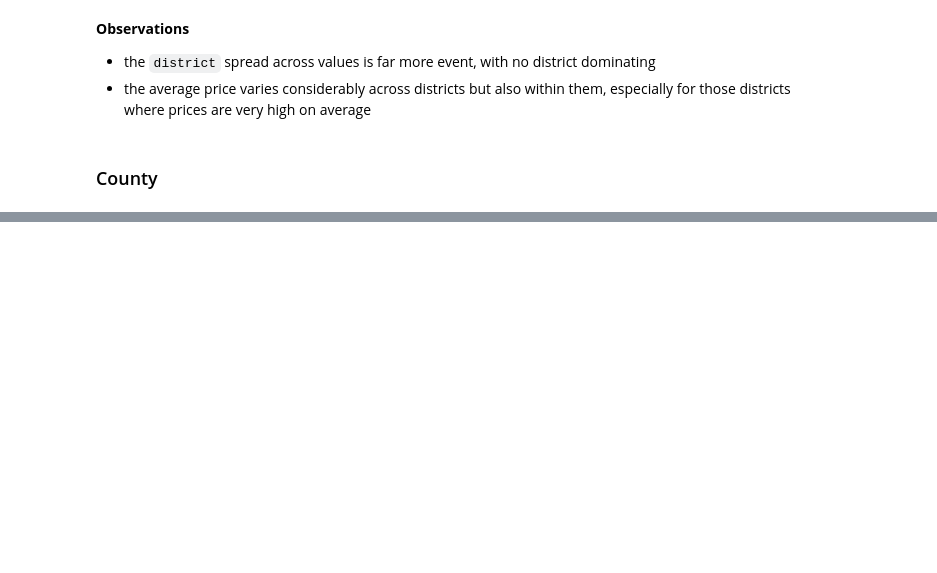
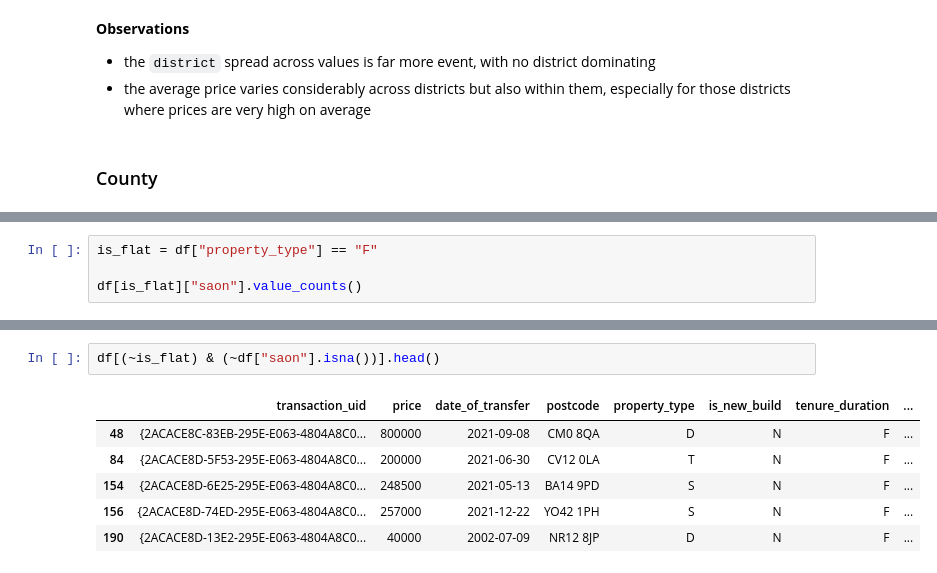
Before and after one commit to alibstill/housing, a Jupyter notebook: 00_analysis/00_price_paid.ipynb, the cells around one changed output, grey strips where cells are left out. Drawn from its saved outputs; the diff is of its cells as text; blank space fills up the shorter version.

```diff
--- a/00_analysis/00_price_paid.ipynb
+++ b/00_analysis/00_price_paid.ipynb
@@ -762,0 +874,4 @@ df_price_by_county.tail()
+# %%
+is_flat = df["property_type"] == "F"
+
+df[is_flat]["saon"].value_counts()
@@ -762,0 +892,9 @@ df_price_by_county.tail()
+# %%
+df[(~is_flat) & (~df["saon"].isna())].head()
+# %% [output]
+|  | transaction_uid | price | date_of_transfer | postcode | property_type | is_new_build | tenure_duration | ... |
+| 48 | {2ACACE8C-83EB-295E-E063-4804A8C0... | 800000 | 2021-09-08 | CM0 8QA | D | N | F | ... |
+| 84 | {2ACACE8D-5F53-295E-E063-4804A8C0... | 200000 | 2021-06-30 | CV12 0LA | T | N | F | ... |
+| 154 | {2ACACE8D-6E25-295E-E063-4804A8C0... | 248500 | 2021-05-13 | BA14 9PD | S | N | F | ... |
+| 156 | {2ACACE8D-74ED-295E-E063-4804A8C0... | 257000 | 2021-12-22 | YO42 1PH | S | N | F | ... |
+| 190 | {2ACACE8D-13E2-295E-E063-4804A8C0... | 40000 | 2002-07-09 | NR12 8JP | D | N | F | ... |
```
Also changed, not shown: parts of 38 cells of this notebook.
